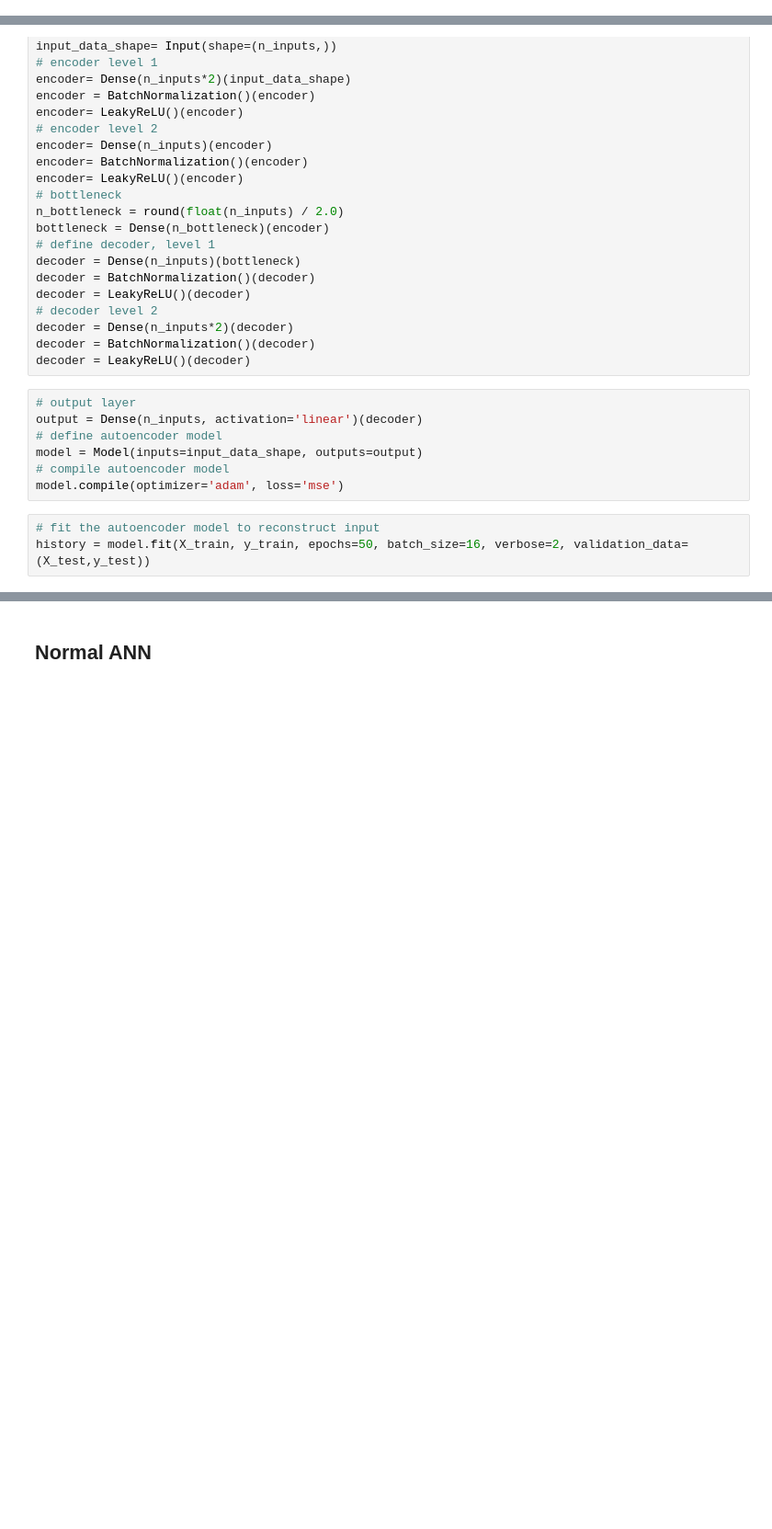
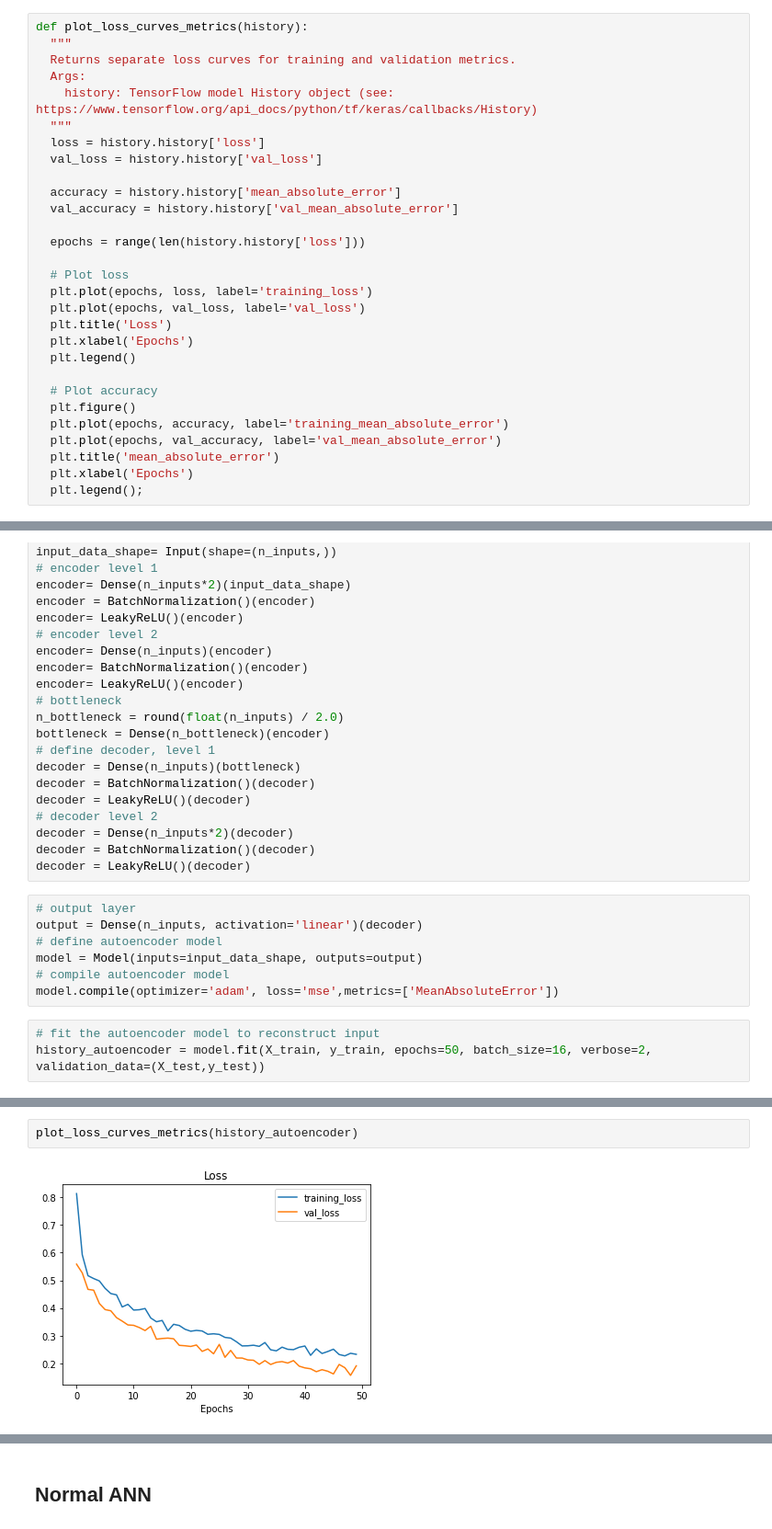
Before and after one commit to helloitsdaksh/Minor-Project, a Jupyter notebook: Minor_Project.ipynb, the cells around one changed output, grey strips where cells are left out. Shown at 92% size. Saved outputs shown, nothing was run; the diff lists cells and outputs as text; blank space fills up the shorter version.

```diff
--- a/Minor_Project.ipynb
+++ b/Minor_Project.ipynb
@@ -565,3 +566,32 @@ This is X_valid: (array([[ 1.80406857,  0.56200492, -0.67396115, ..., -0.2374519
+# %%
+def plot_loss_curves_metrics(history):
+  """
+  Returns separate loss curves for training and validation metrics.
+  Args:
+    history: TensorFlow model History object (see: https://www.tensorflow.org/api_docs/python/tf/keras/callbacks/History)
+  """
+  loss = history.history['loss']
+  val_loss = history.history['val_loss']
+
+  accuracy = history.history['mean_absolute_error']
+  val_accuracy = history.history['val_mean_absolute_error']
+
+  epochs = range(len(history.history['loss']))
+
+  # Plot loss
+  plt.plot(epochs, loss, label='training_loss')
+  plt.plot(epochs, val_loss, label='val_loss')
+  plt.title('Loss')
+  plt.xlabel('Epochs')
+  plt.legend()
+
+  # Plot accuracy
+  plt.figure()
+  plt.plot(epochs, accuracy, label='training_mean_absolute_error')
+  plt.plot(epochs, val_accuracy, label='val_mean_absolute_error')
+  plt.title('mean_absolute_error')
+  plt.xlabel('Epochs')
+  plt.legend();
 # %% [markdown]
 ## USING ENCODER ANN
 # %%
@@ -594,9 +624,9 @@ output = Dense(n_inputs, activation='linear')(decoder)
 # define autoencoder model
 model = Model(inputs=input_data_shape, outputs=output)
 # compile autoencoder model
-model.compile(optimizer='adam', loss='mse')
+model.compile(optimizer='adam', loss='mse',metrics=['MeanAbsoluteError'])
 # %%
 # fit the autoencoder model to reconstruct input
-history = model.fit(X_train, y_train, epochs=50, batch_size=16, verbose=2, validation_data=(X_test,y_test))
+history_autoencoder = model.fit(X_train, y_train, epochs=50, batch_size=16, verbose=2, validation_data=(X_test,y_test))
 # %% [output]
 Epoch 1/50
@@ -618,0 +649,4 @@ Epoch 50/50
+# %%
+plot_loss_curves_metrics(history_autoencoder)
+# %% [output]
+[figure, added]
```
Also changed, not shown: parts of 30 cells of this notebook.
